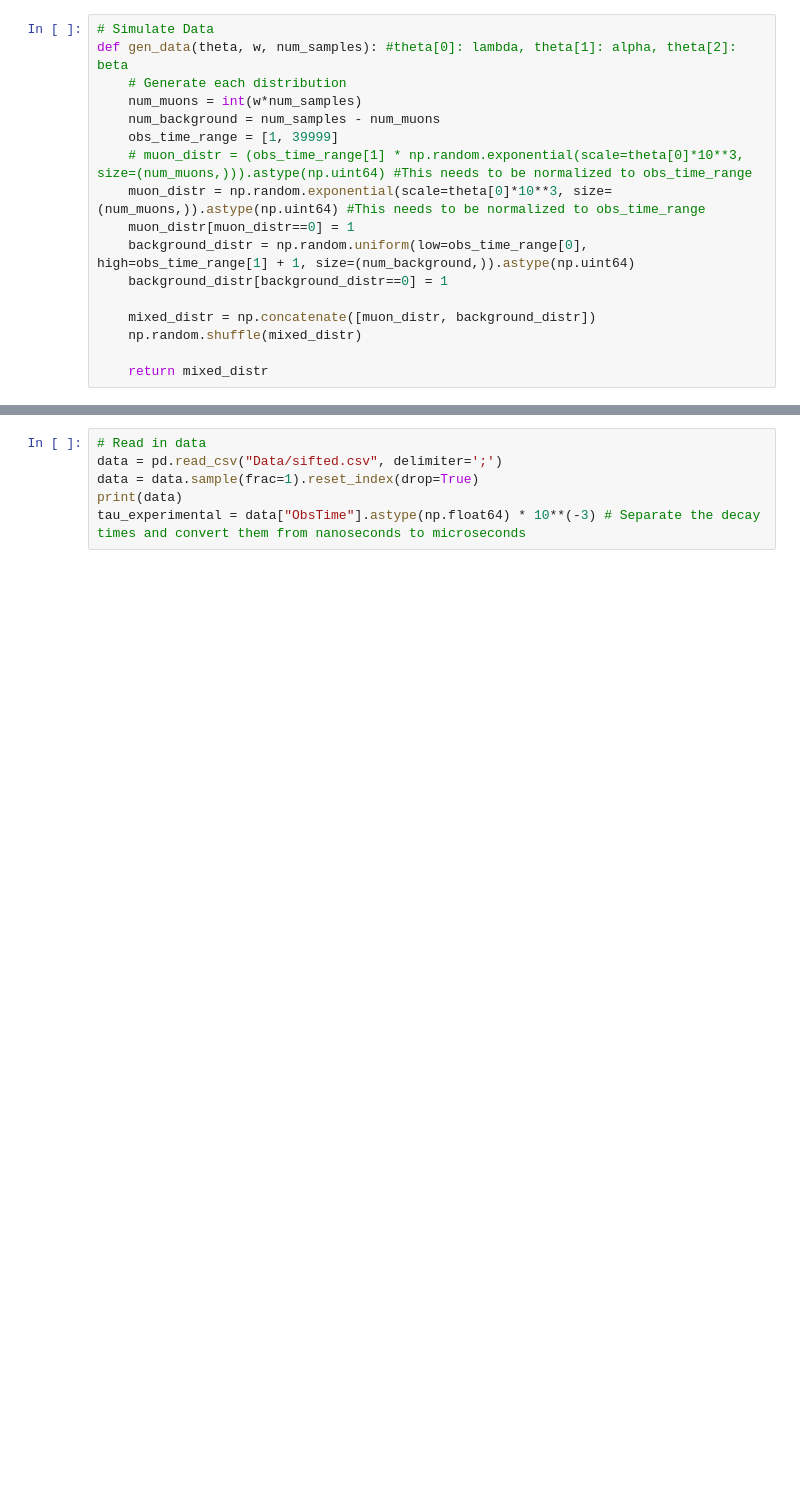
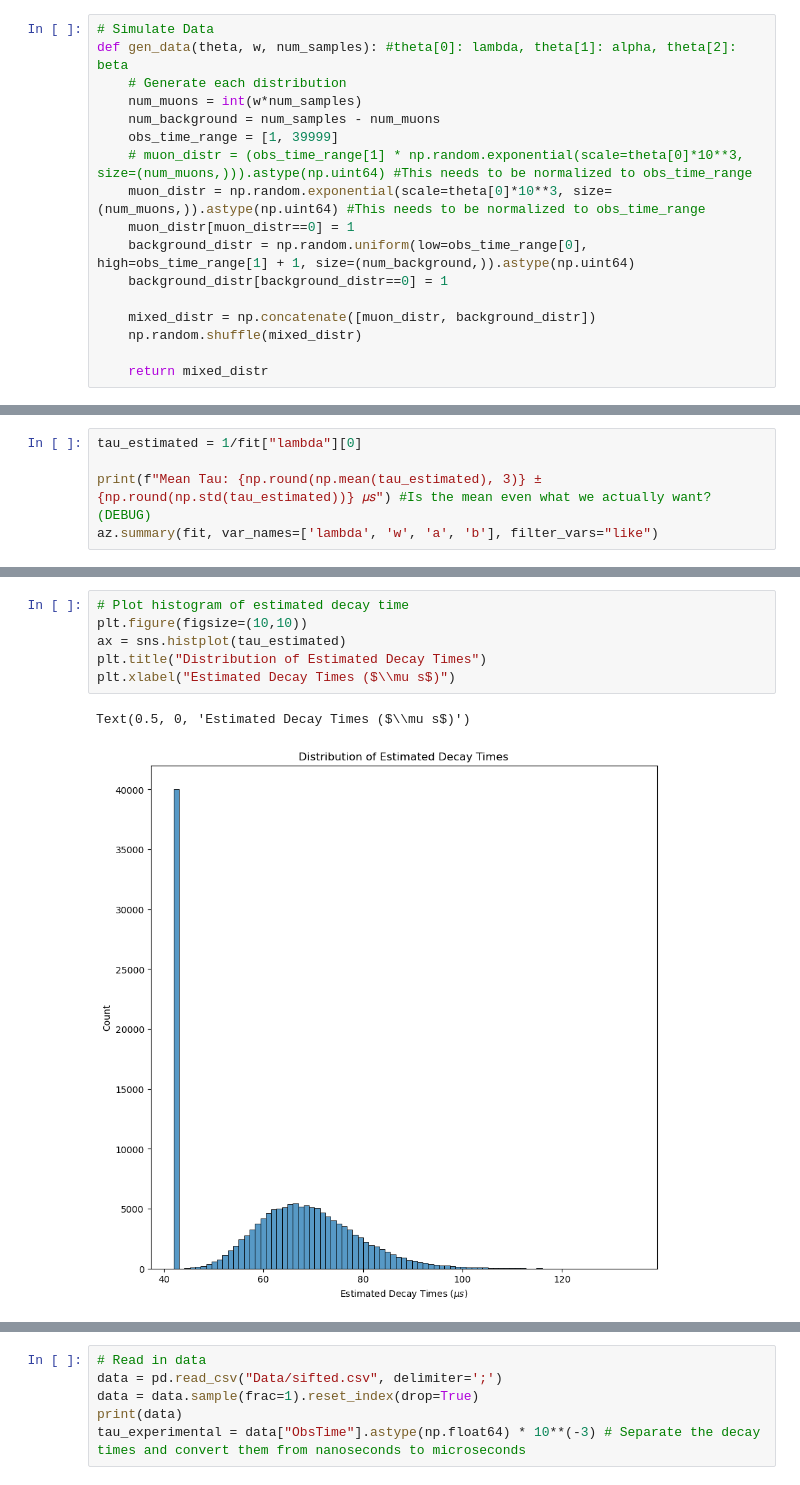
Before and after one commit to NightHydra/CognitiveModelingHomework, a Jupyter notebook: Project/muonPhysics.ipynb, the cells around one changed output, grey strips where cells are left out. Saved outputs shown, nothing was run; the diff lists cells and outputs as text; blank space fills up the shorter version.

```diff
--- a/Project/muonPhysics.ipynb
+++ b/Project/muonPhysics.ipynb
@@ -83,0 +163,5 @@ model {
+# %%
+tau_estimated = 1/fit["lambda"][0]
+
+print(f"Mean Tau: {np.round(np.mean(tau_estimated), 3)} ± {np.round(np.std(tau_estimated))} 𝜇𝑠") #Is the mean even what we actually want? (DEBUG)
+az.summary(fit, var_names=['lambda', 'w', 'a', 'b'], filter_vars="like")
@@ -83,0 +191,9 @@ model {
+# %%
+# Plot histogram of estimated decay time
+plt.figure(figsize=(10,10))
+ax = sns.histplot(tau_estimated)
+plt.title("Distribution of Estimated Decay Times")
+plt.xlabel("Estimated Decay Times ($\\mu s$)")
+# %% [output]
+Text(0.5, 0, 'Estimated Decay Times ($\\mu s$)')
+[figure, added]
```
Also changed, not shown: parts of 7 cells of this notebook.
